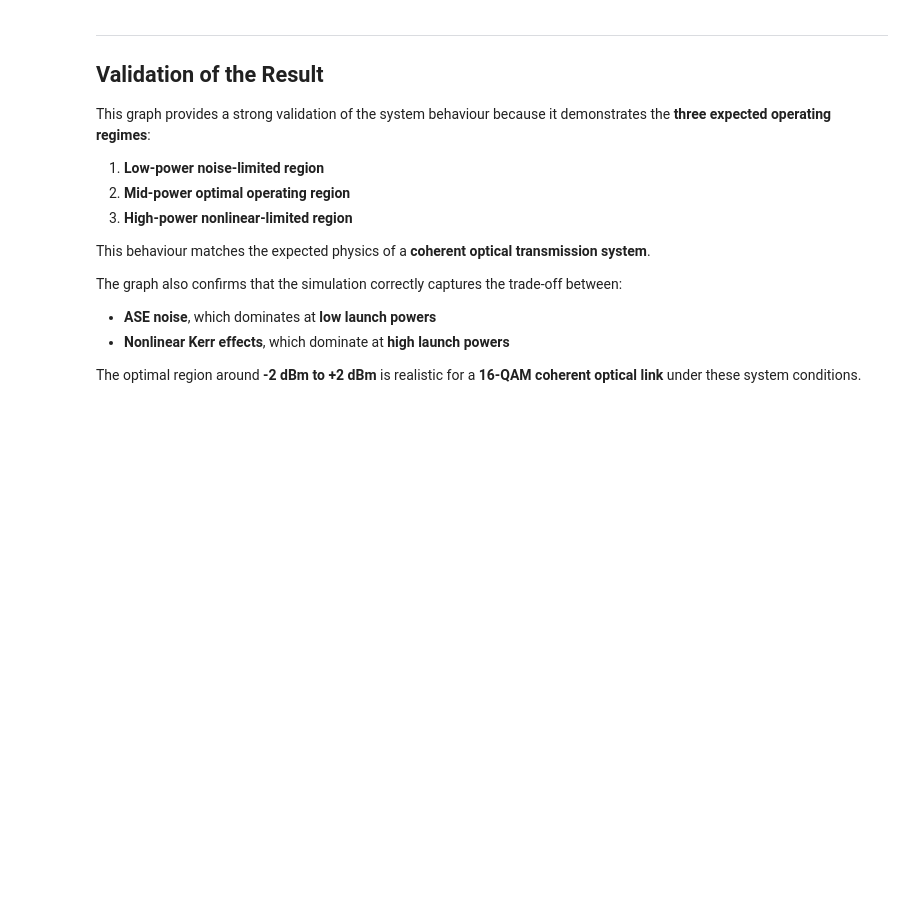
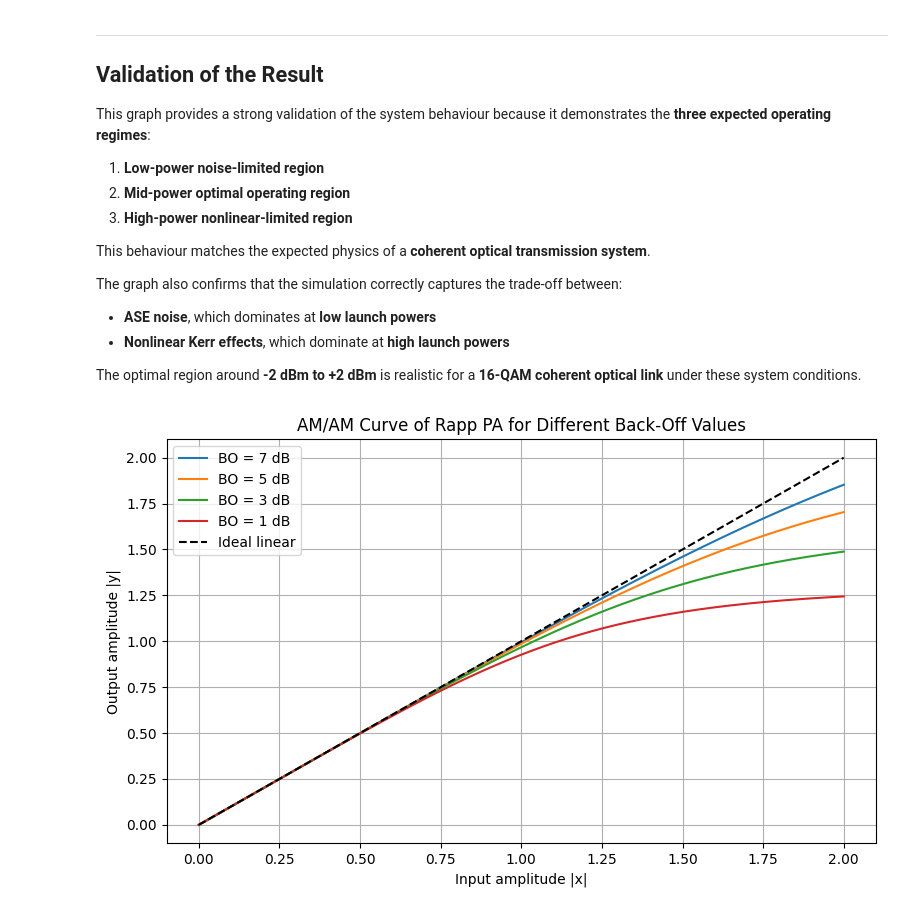
Before and after one commit to abdalrahimnaser/FYP, a Jupyter notebook: Integration/OMT_Integration/SP_SC_Data_Aided_System_for_Measurements.ipynb, the cells around one changed output. Saved outputs shown, nothing was run; the diff lists cells and outputs as text; code cells hidden in the pictures; blank space fills up the shorter version.

```diff
--- a/Integration/OMT_Integration/SP_SC_Data_Aided_System_for_Measurements.ipynb
+++ b/Integration/OMT_Integration/SP_SC_Data_Aided_System_for_Measurements.ipynb
@@ -661,3 +694,49 @@ The graph also confirms that the simulation correctly captures the trade-off bet
 - **Nonlinear Kerr effects**, which dominate at **high launch powers**
 
 The optimal region around **-2 dBm to +2 dBm** is realistic for a **16-QAM coherent optical link** under these system conditions.
+# %%
+# ------------------------------------------------------------
+# AM/AM curve of the PA for different back-off values
+# ------------------------------------------------------------
+
+# Input amplitude sweep
+Ain = np.linspace(0, 2.0, 2000)
+
+# Use a real-valued test input for AM/AM
+x_test = Ain.astype(complex)
+
+# Back-off values to compare
+BO_list = [7, 5, 3, 1]
+
+# Rapp parameter
+p_rapp = 2.0
+
+plt.figure(figsize=(8, 5))
+
+for BO_dB in BO_list:
+    # Define input RMS for this test sweep
+    Vrms = np.sqrt(np.mean(np.abs(x_test) ** 2))
+
+    # Same BO definition as in your pa_model()
+    Vsat = Vrms * 10 ** (BO_dB / 20)
+
+    # Pass through Rapp PA
+    y_test = rapp_pa(x_test, Vsat=Vsat, p=p_rapp)
+
+    # Output amplitude
+    Aout = np.abs(y_test)
+
+    plt.plot(Ain, Aout, label=f'BO = {BO_dB} dB')
+
+# Ideal linear line
+plt.plot(Ain, Ain, 'k--', label='Ideal linear')
+
+plt.xlabel('Input amplitude |x|')
+plt.ylabel('Output amplitude |y|')
+plt.title('AM/AM Curve of Rapp PA for Different Back-Off Values')
+plt.grid(True)
+plt.legend()
+plt.tight_layout()
+plt.show()
+# %% [output]
+[figure, added]
```
Also changed, not shown: parts of 7 cells of this notebook, 3 other files.
